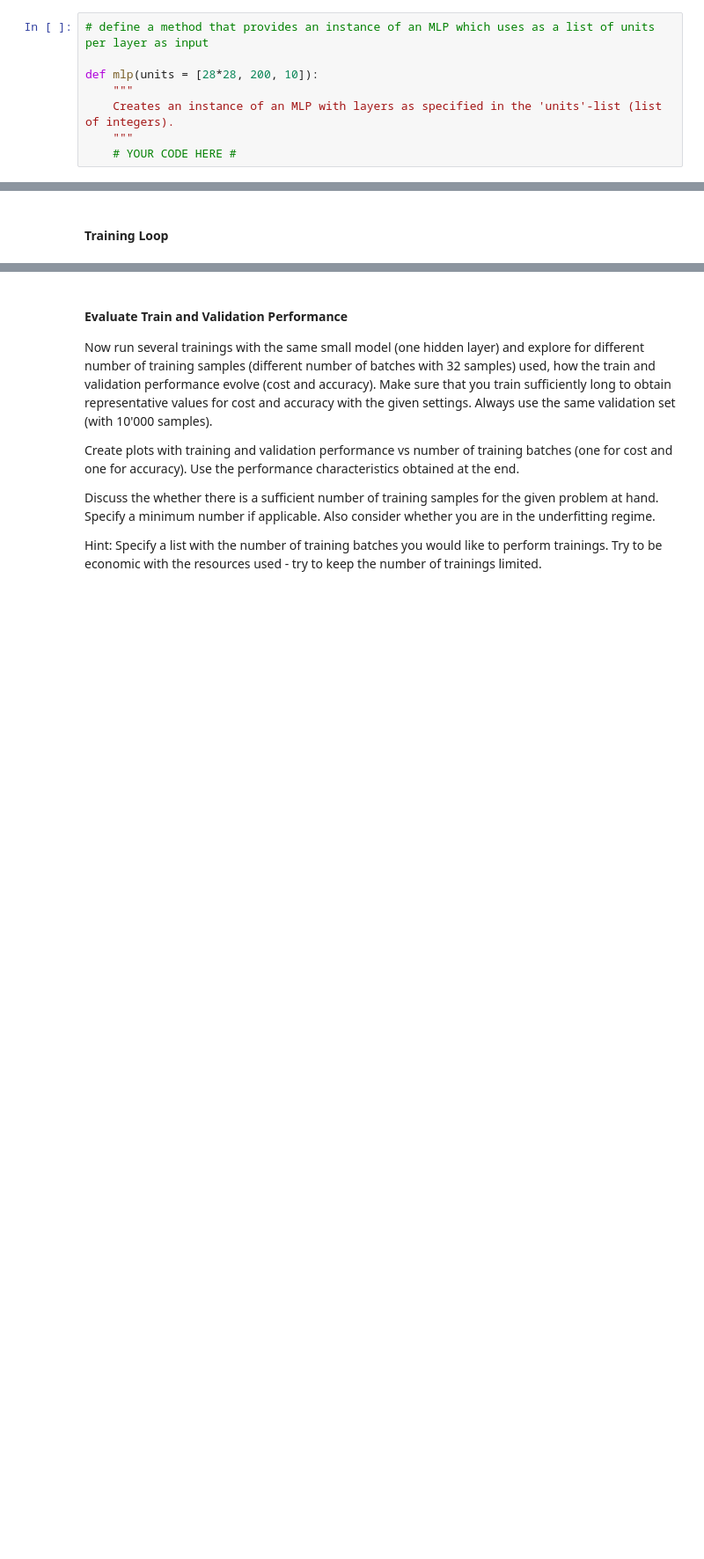
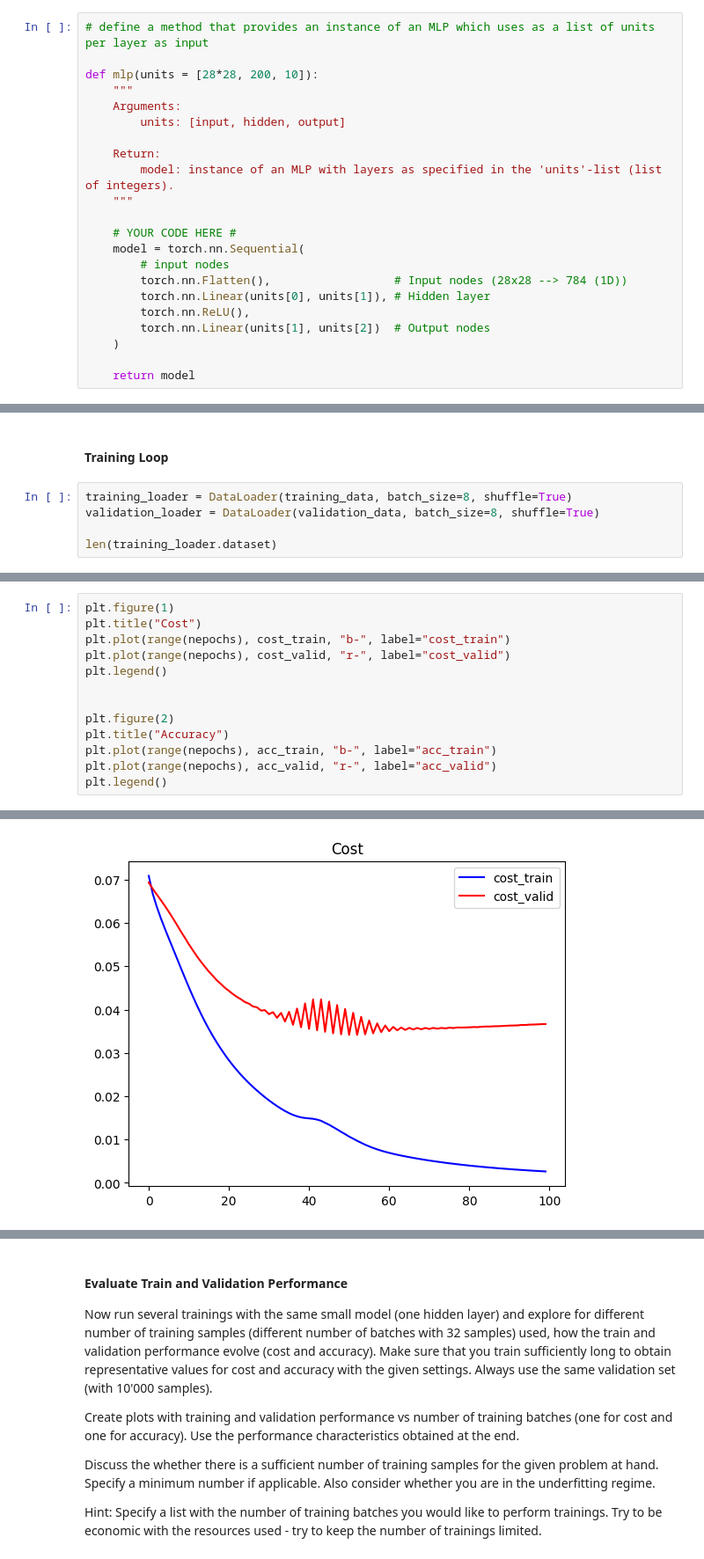
Before and after one commit to ayomeer/DeLearn, a Jupyter notebook: DL-PW-03/sol_ak/DL-PW-03-material/mlps_for_fashion_MNIST_stud.ipynb, the cells around one changed output, grey strips where cells are left out. Shown at 88% size. Saved outputs shown, nothing was run; the diff lists cells and outputs as text; blank space fills up the shorter version.

Commit message:
ak: ex2 MLP ready to be trained in different ways

```diff
--- a/DL-PW-03/sol_ak/DL-PW-03-material/mlps_for_fashion_MNIST_stud.ipynb
+++ b/DL-PW-03/sol_ak/DL-PW-03-material/mlps_for_fashion_MNIST_stud.ipynb
@@ -36,7 +53,21 @@ Then, gradually increase the training set. Let it grow until you obtain values f
 
 def mlp(units = [28*28, 200, 10]):
     """
-    Creates an instance of an MLP with layers as specified in the 'units'-list (list of integers).
+    Arguments:
+        units: [input, hidden, output]
+
+    Return:
+        model: instance of an MLP with layers as specified in the 'units'-list (list of integers).
     """
+
     # YOUR CODE HERE #
+    model = torch.nn.Sequential(
+        # input nodes
+        torch.nn.Flatten(),                  # Input nodes (28x28 --> 784 (1D))
+        torch.nn.Linear(units[0], units[1]), # Hidden layer
+        torch.nn.ReLU(),
+        torch.nn.Linear(units[1], units[2])  # Output nodes
+    )
+
+    return model
 # %%
@@ -65,3 +95,8 @@ Estimated Total Size (MB): 0.62
 ----------------------------------------------------------------
 # %% [markdown]
 #### Training Loop
+# %%
+training_loader = DataLoader(training_data, batch_size=8, shuffle=True)
+validation_loader = DataLoader(validation_data, batch_size=8, shuffle=True)
+
+len(training_loader.dataset)
@@ -140,0 +199,14 @@ Epoch 99: 0.258377, 1.000000, 1.018298, 0.657400
+# %%
+plt.figure(1)
+plt.title("Cost")
+plt.plot(range(nepochs), cost_train, "b-", label="cost_train")
+plt.plot(range(nepochs), cost_valid, "r-", label="cost_valid")
+plt.legend()
+
+
+plt.figure(2)
+plt.title("Accuracy")
+plt.plot(range(nepochs), acc_train, "b-", label="acc_train")
+plt.plot(range(nepochs), acc_valid, "r-", label="acc_valid")
+plt.legend()
+# %% [output]
@@ -140,0 +214 @@ Epoch 99: 0.258377, 1.000000, 1.018298, 0.657400
+[figure, added]
```
Also changed, not shown: parts of 10 cells of this notebook, 8 other files.
